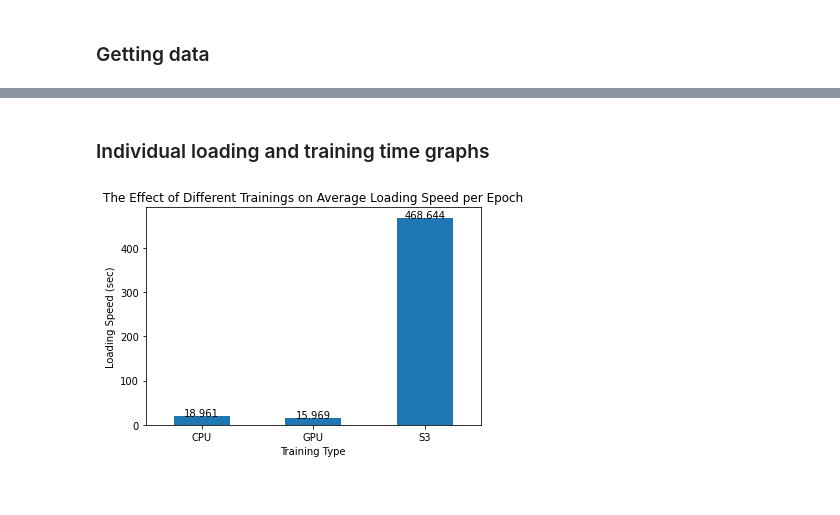
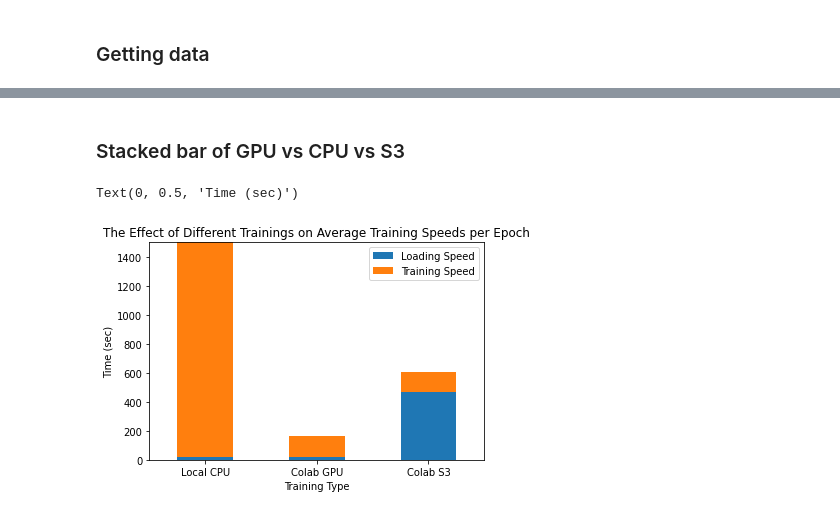
Before and after one commit to emyik/train-using-sion, a Jupyter notebook: plotData.ipynb, the cells around one changed output, grey strips where cells are left out. Saved outputs shown, nothing was run; the diff lists cells and outputs as text; code cells hidden in the pictures.

Commit message:
New graphs

```diff
--- a/plotData.ipynb
+++ b/plotData.ipynb
@@ -43,18 +60,15 @@ df2 = df2[df2["type"] == 0]
-# %% [markdown]
-### Individual loading and training time graphs
+# %% [markdown]
+### Stacked bar of GPU vs CPU vs S3
 # %%
-# Loading Time
-plotdata = pd.DataFrame(
-    {"times": [df1.iloc[-1]['loading'] / df1.iloc[-1]['epoch'], df.iloc[-1]['loading'] / df.iloc[-1]['epoch'], df2.iloc[-1]['loading'] / df2.iloc[-1]['epoch']]},
-    index=["CPU", "GPU", "S3"])
-xs = ["CPU", "GPU", "S3"]
-ys = [round(df1.iloc[-1]['loading'] / df1.iloc[-1]['epoch'], 3), round(df.iloc[-1]['loading'] / df.iloc[-1]['epoch'], 3), round(df2.iloc[-1]['loading'] / df2.iloc[-1]['epoch'], 3)]
-
-plotdata["times"].plot(kind = "bar")
-plt.title("The Effect of Different Trainings on Average Loading Speed per Epoch")
-plt.ylabel("Loading Speed (sec)")
-plt.xlabel("Training Type")
+df3 = pd.DataFrame([['Local CPU', df1.iloc[-1]['loading'] / df1.iloc[-1]['epoch'], df1.iloc[-1]['duration'] / df1.iloc[-1]['epoch'] - df1.iloc[-1]['loading'] / df1.iloc[-1]['epoch']],
+                        ['Colab GPU', df.iloc[-1]['loading'] / df.iloc[-1]['epoch'], df.iloc[-1]['duration'] / df.iloc[-1]['epoch'] - df.iloc[-1]['loading'] / df.iloc[-1]['epoch']],
+                        ['Colab S3', df2.iloc[-1]['loading'] / df2.iloc[-1]['epoch'], df2.iloc[-1]['duration'] / df2.iloc[-1]['epoch'] - df2.iloc[-1]['loading'] / df2.iloc[-1]['epoch']]],
+                  columns=['Training Type', 'Loading Speed', 'Training Speed'])
+df3.plot(x='Training Type', kind='bar', stacked=True,
+        title='The Effect of Different Trainings on Average Training Speeds per Epoch')
+plt.ylim([0, 1500])
 plt.xticks(rotation=0, horizontalalignment="center")
-addlabels(xs, ys)
+plt.ylabel("Time (sec)")
 # %% [output]
+Text(0, 0.5, 'Time (sec)')
-[figure, old version]
+[figure, new version]
```
Also changed, not shown: parts of 5 cells of this notebook.
